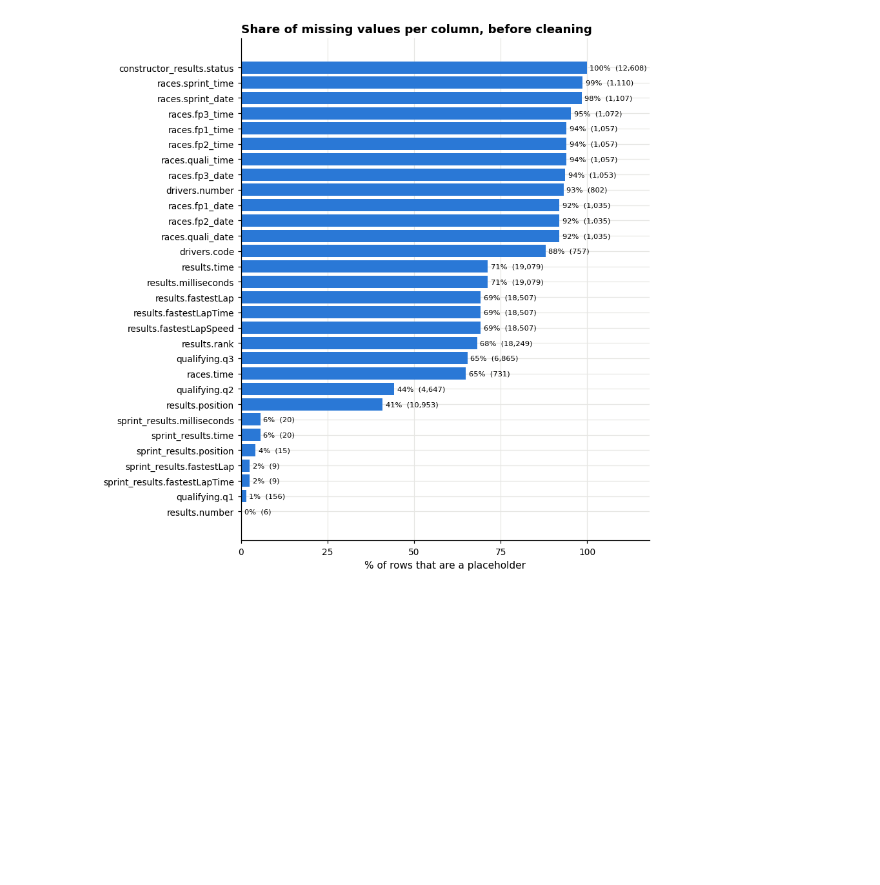
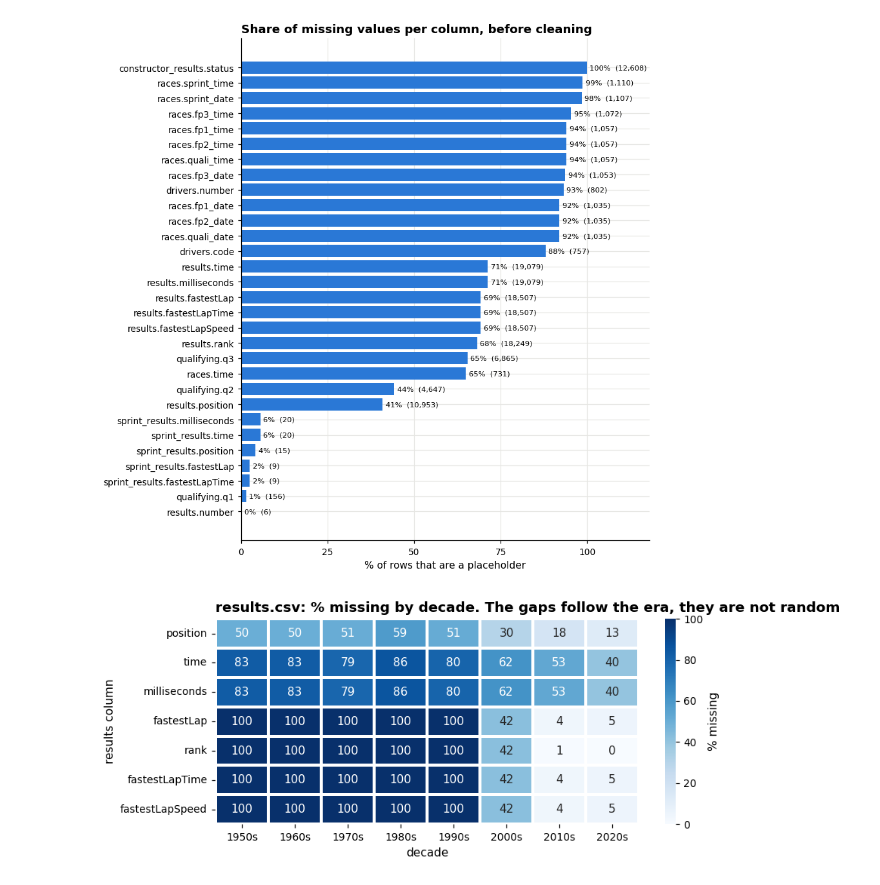
Before and after one commit to adhamshaheen/f1-podium-prediction, a Jupyter notebook: notebooke15c4f85e0.ipynb, the cells around one changed output. Drawn from its saved outputs; the diff is of its cells as text; code cells hidden in the pictures; blank space fills up the shorter version.

```diff
--- a/notebooke15c4f85e0.ipynb
+++ b/notebooke15c4f85e0.ipynb
@@ -289,3 +289,18 @@ finish(fig, '03_missing_per_column')
 # %% [output]
 Columns with at least one placeholder: 30
 [figure]
+# %%
+# Is the missingness random, or does it depend on the season? One heatmap answers that.
+r_year = raw['results'].merge(raw['races'][['raceId', 'year']], on='raceId')
+r_year['decade'] = (r_year['year'].astype(int) // 10 * 10).astype(str) + 's'
+result_cols = ['position', 'time', 'milliseconds', 'fastestLap', 'rank', 'fastestLapTime', 'fastestLapSpeed']
+heat = pd.DataFrame({c: (r_year[c] == '\\N').groupby(r_year['decade']).mean() for c in result_cols}).T * 100
+
+fig, ax = plt.subplots(figsize=(8, 3.4))
+sns.heatmap(heat, annot=True, fmt='.0f', cmap='Blues', cbar_kws={'label': '% missing'}, linewidths=1.5,
+            linecolor='white', vmin=0, vmax=100, ax=ax)
+ax.set_xlabel('decade'); ax.set_ylabel('results column'); ax.grid(False)
+ax.set_title('results.csv: % missing by decade. The gaps follow the era, they are not random')
+finish(fig, '04_missing_by_decade')
+# %% [output]
+[figure, added]
```
Also changed, not shown: parts of 16 cells of this notebook.
